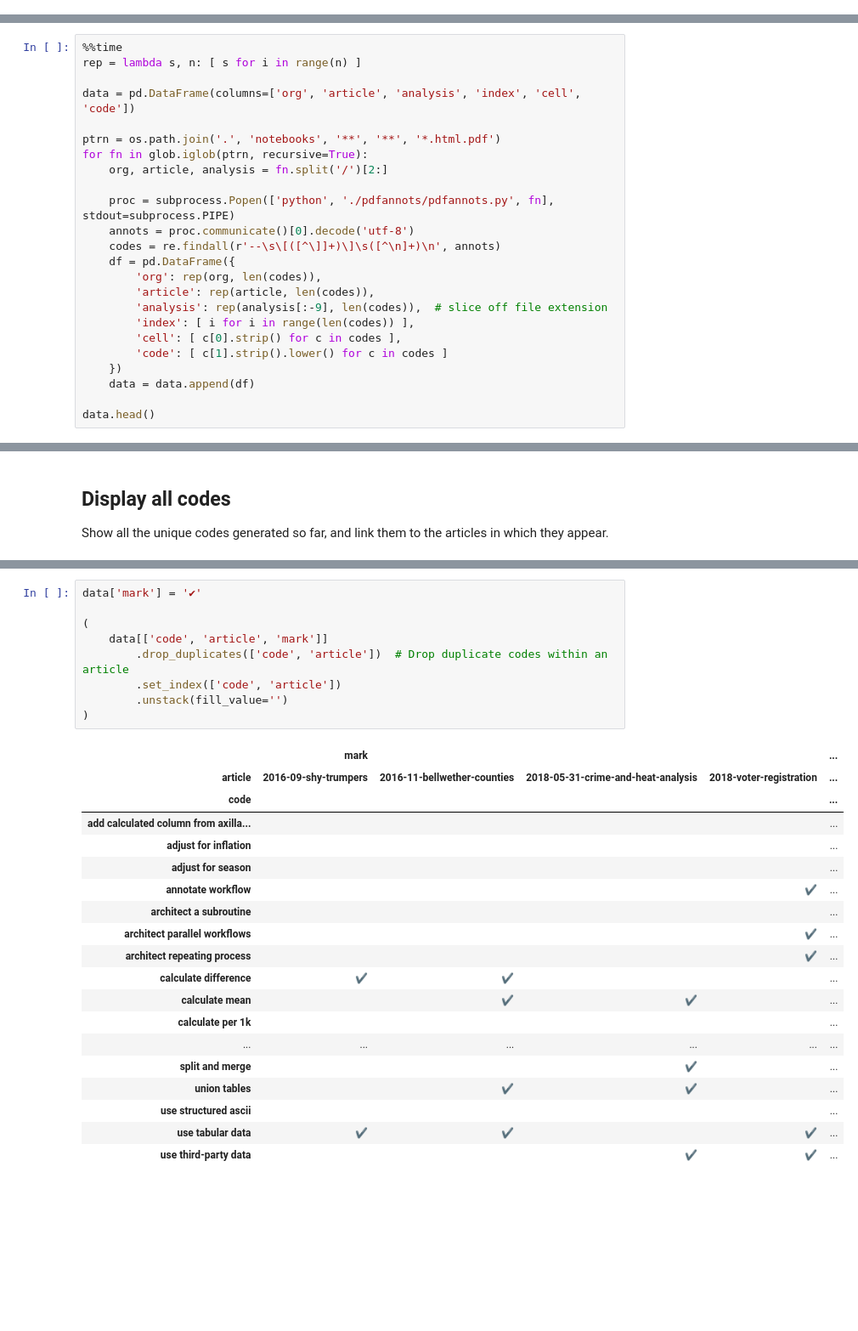
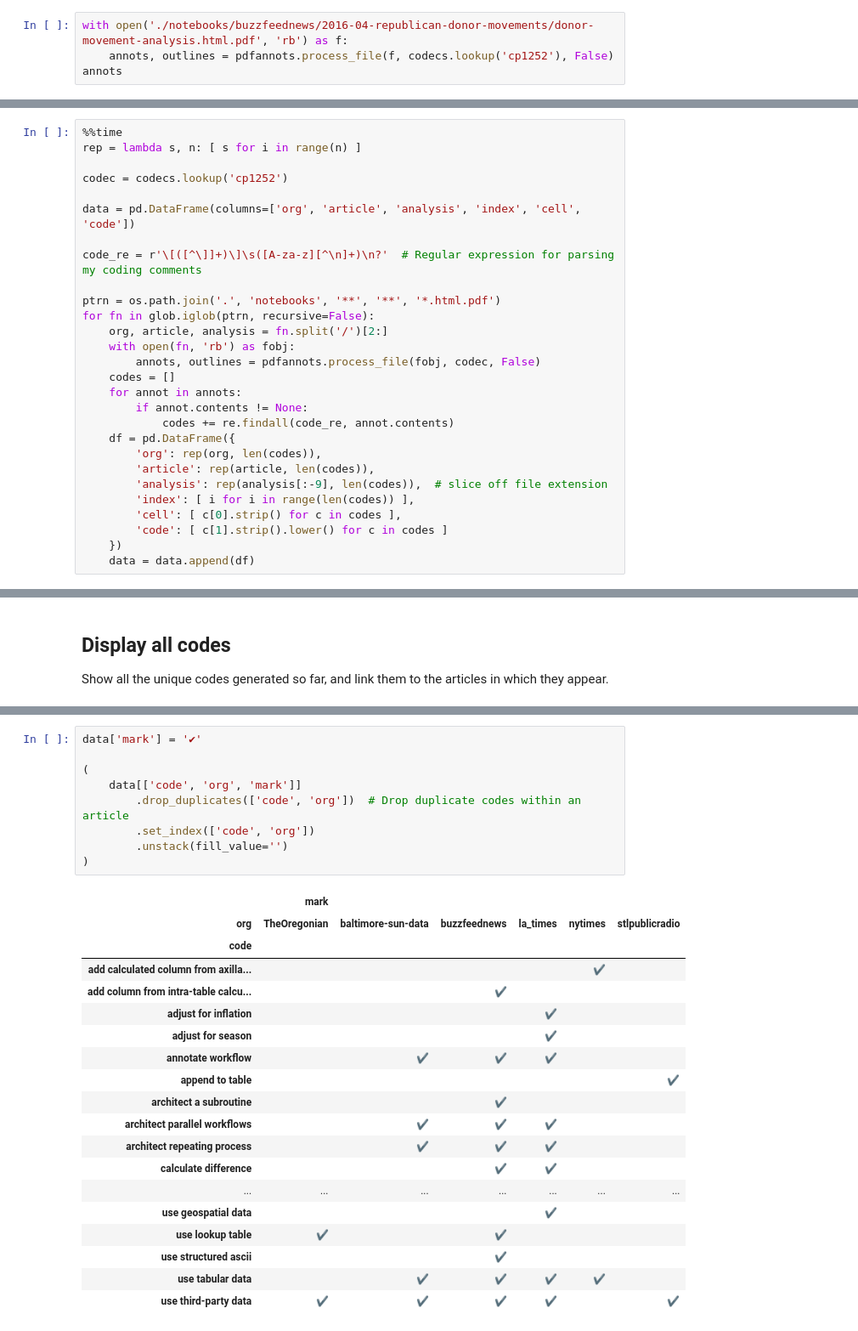
Before and after one commit to steve-kasica/table-scraps, a Jupyter notebook: codebook.ipynb, the cells around one changed output, grey strips where cells are left out. Shown at 85% size. Saved outputs shown, nothing was run; the diff lists cells and outputs as text; blank space fills up the shorter version.

```diff
--- a/codebook.ipynb
+++ b/codebook.ipynb
@@ -7,3 +9,7 @@ import yaml
 # import treelib
 
 pd.set_option("display.max_rows", None)  # Don't truncate rows when printing a Pandas DataFrame instance
+# %%
+with open('./notebooks/buzzfeednews/2016-04-republican-donor-movements/donor-movement-analysis.html.pdf', 'rb') as f:
+    annots, outlines = pdfannots.process_file(f, codecs.lookup('cp1252'), False)
+annots
@@ -15,15 +39,21 @@ The cell below extracts the code from each PDF
 %%time
 rep = lambda s, n: [ s for i in range(n) ]
 
+codec = codecs.lookup('cp1252')
+
 data = pd.DataFrame(columns=['org', 'article', 'analysis', 'index', 'cell', 'code'])
 
+code_re = r'\[([^\]]+)\]\s([A-za-z][^\n]+)\n?'  # Regular expression for parsing my coding comments
+
 ptrn = os.path.join('.', 'notebooks', '**', '**', '*.html.pdf')
-for fn in glob.iglob(ptrn, recursive=True):
+for fn in glob.iglob(ptrn, recursive=False):
     org, article, analysis = fn.split('/')[2:]
-
-    proc = subprocess.Popen(['python', './pdfannots/pdfannots.py', fn], stdout=subprocess.PIPE)
-    annots = proc.communicate()[0].decode('utf-8')
-    codes = re.findall(r'--\s\[([^\]]+)\]\s([^\n]+)\n', annots)
+    with open(fn, 'rb') as fobj:
+        annots, outlines = pdfannots.process_file(fobj, codec, False)
+    codes = []
+    for annot in annots:
+        if annot.contents != None:
+            codes += re.findall(code_re, annot.contents)
     df = pd.DataFrame({
         'org': rep(org, len(codes)),
         'article': rep(article, len(codes)),
@@ -33,6 +63,4 @@ for fn in glob.iglob(ptrn, recursive=True):
         'code': [ c[1].strip().lower() for c in codes ]
     })
     data = data.append(df)
-
-data.head()
 # %% [output]
@@ -121,29 +178,29 @@ Show all the unique codes generated so far, and link them to the articles in whi
 # %%
 data['mark'] = '✔'
 
 (
-    data[['code', 'article', 'mark']]
-        .drop_duplicates(['code', 'article'])  # Drop duplicate codes within an article
-        .set_index(['code', 'article'])
+    data[['code', 'org', 'mark']]
+        .drop_duplicates(['code', 'org'])  # Drop duplicate codes within an article
+        .set_index(['code', 'org'])
         .unstack(fill_value='')
 )
 # %% [output]
-|  | mark |  |  |  | ... |
-| article | 2016-09-shy-trumpers | 2016-11-bellwether-counties | 2018-05-31-crime-and-heat-analysis | 2018-voter-registration | ... |
-| code |  |  |  |  | ... |
-| add calculated column from axilla... |  |  |  |  | ... |
-| adjust for inflation |  |  |  |  | ... |
-| adjust for season |  |  |  |  | ... |
-| annotate workflow |  |  |  | ✔ | ... |
-| architect a subroutine |  |  |  |  | ... |
-| architect parallel workflows |  |  |  | ✔ | ... |
-| architect repeating process |  |  |  | ✔ | ... |
-| calculate difference | ✔ | ✔ |  |  | ... |
-| calculate mean |  | ✔ | ✔ |  | ... |
-| calculate per 1k |  |  |  |  | ... |
-| ... | ... | ... | ... | ... | ... |
-| split and merge |  |  | ✔ |  | ... |
-| union tables |  | ✔ | ✔ |  | ... |
-| use structured ascii |  |  |  |  | ... |
-| use tabular data | ✔ | ✔ |  | ✔ | ... |
-| use third-party data |  |  | ✔ | ✔ | ... |
+|  | mark |  |  |  |  |  |
+| org | TheOregonian | baltimore-sun-data | buzzfeednews | la_times | nytimes | stlpublicradio |
+| code |  |  |  |  |  |  |
+| add calculated column from axilla... |  |  |  |  | ✔ |  |
+| add column from intra-table calcu... |  |  | ✔ |  |  |  |
+| adjust for inflation |  |  |  | ✔ |  |  |
+| adjust for season |  |  |  | ✔ |  |  |
+| annotate workflow |  | ✔ | ✔ | ✔ |  |  |
+| append to table |  |  |  |  |  | ✔ |
+| architect a subroutine |  |  | ✔ |  |  |  |
+| architect parallel workflows |  | ✔ | ✔ | ✔ |  |  |
+| architect repeating process |  | ✔ | ✔ | ✔ |  |  |
+| calculate difference |  |  | ✔ | ✔ |  |  |
+| ... | ... | ... | ... | ... | ... | ... |
+| use geospatial data |  |  |  | ✔ |  |  |
+| use lookup table | ✔ |  | ✔ |  |  |  |
+| use structured ascii |  |  | ✔ |  |  |  |
+| use tabular data |  | ✔ | ✔ | ✔ | ✔ |  |
+| use third-party data | ✔ | ✔ | ✔ | ✔ |  | ✔ |
```
Also changed, not shown: parts of 10 cells of this notebook, 2 other files.
